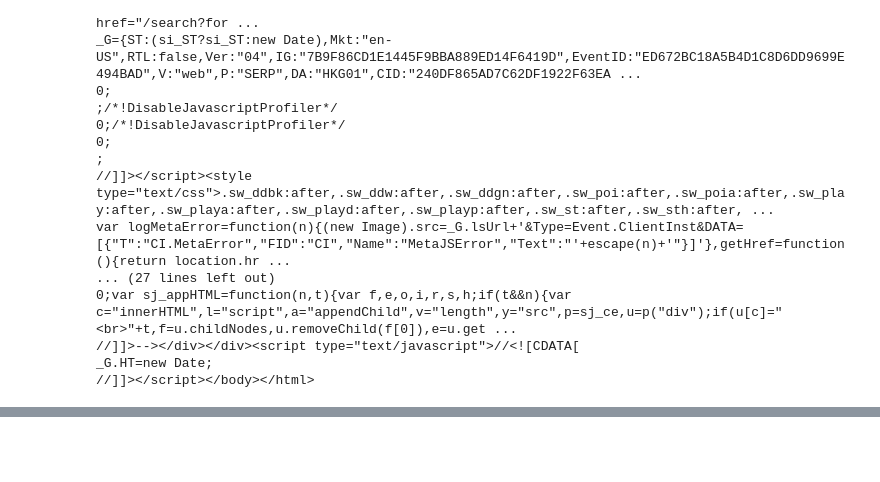
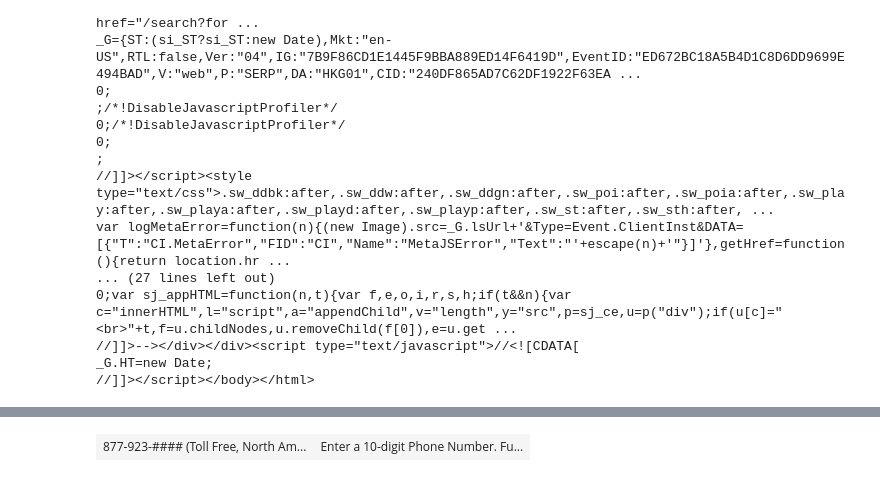
Before and after one commit to sagarambilpure/GodsEye, a Jupyter notebook: search.ipynb, the cells around one changed output, grey strips where cells are left out. Saved outputs shown, nothing was run; the diff lists cells and outputs as text; code cells hidden in the pictures; blank space fills up the shorter version.

Commit message:
search

```diff
--- a/search.ipynb
+++ b/search.ipynb
@@ -43,3 +43,18 @@ var logMetaError=function(n){(new Image).src=_G.lsUrl+'&Type=Event.ClientInst&DA
 //]]>--></div></div><script type="text/javascript">//<![CDATA[
 _G.HT=new Date;
 //]]></script></body></html>
+# %%
+subscription_key = "5627bd40a3ab44e197a2702915ef9feb"
+assert subscription_key
+# %%
+search_url = "https://api.cognitive.microsoft.com/bing/v7.0/search"
+# %%
+search_term = "8779238410"
+# %%
+import requests
+
+headers = {"Ocp-Apim-Subscription-Key": subscription_key}
+params = {"q": search_term, "textDecorations": True, "textFormat": "HTML"}
+response = requests.get(search_url, headers=headers, params=params)
+response.raise_for_status()
+search_results = response.json()
@@ -45,0 +80,11 @@ _G.HT=new Date;
+# %%
+from IPython.display import HTML
+
+rows = "\n".join(["""<tr>
+                       <td><a href=\"{0}\">{1}</a></td>
+                       <td>{2}</td>
+                     </tr>""".format(v["url"], v["name"], v["snippet"])
+                  for v in search_results["webPages"]["value"]])
+HTML("<table>{0}</table>".format(rows))
+# %% [output]
+| 877-923-#### (Toll Free, North Am... | Enter a 10-digit Phone Number. Fu... |
```
Also changed, not shown: parts of 7 cells of this notebook, 2 other files.
